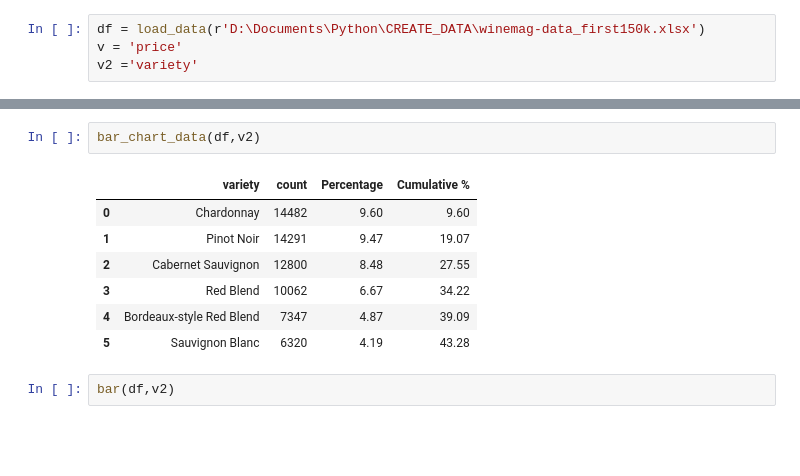
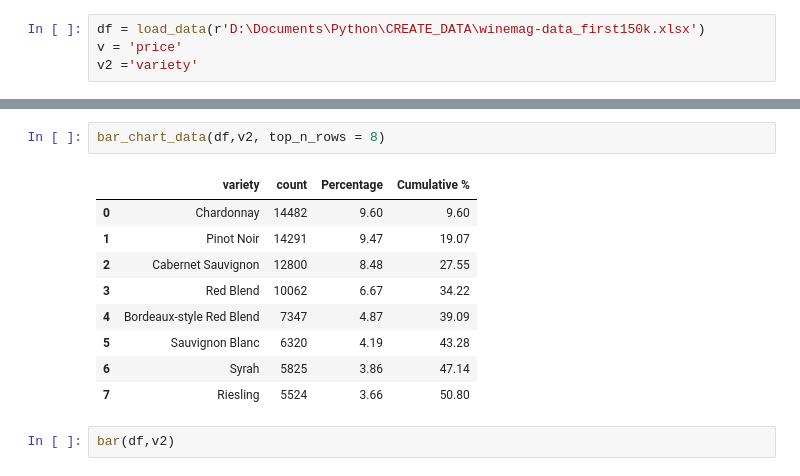
Before and after one commit to Riley25/DataNova, a Jupyter notebook: src/datanova/test.ipynb, the cells around one changed output, grey strips where cells are left out. Cells and saved outputs as stored; diff of their text form; blank space fills up the shorter version.

```diff
--- a/src/datanova/test.ipynb
+++ b/src/datanova/test.ipynb
@@ -26,15 +33,17 @@ ROW TOTAL = 150,930 COLUMNS = 10
 | 8 | variety | object | 0 | 0 | 632 | Chardonnay | NaN | ... |
 | 9 | winery | object | 0 | 0 | 14810 | Williams Selyem | NaN | ... |
 # %%
-bar_chart_data(df,v2)
+bar_chart_data(df,v2, top_n_rows = 8)
 # %% [output]
 |  | variety | count | Percentage | Cumulative % |
 | 0 | Chardonnay | 14482 | 9.60 | 9.60 |
 | 1 | Pinot Noir | 14291 | 9.47 | 19.07 |
 | 2 | Cabernet Sauvignon | 12800 | 8.48 | 27.55 |
 | 3 | Red Blend | 10062 | 6.67 | 34.22 |
 | 4 | Bordeaux-style Red Blend | 7347 | 4.87 | 39.09 |
 | 5 | Sauvignon Blanc | 6320 | 4.19 | 43.28 |
+| 6 | Syrah | 5825 | 3.86 | 47.14 |
+| 7 | Riesling | 5524 | 3.66 | 50.80 |
 # %%
 bar(df,v2)
 # %% [output]
```
Also changed, not shown: parts of 3 cells of this notebook, 1 other file.
